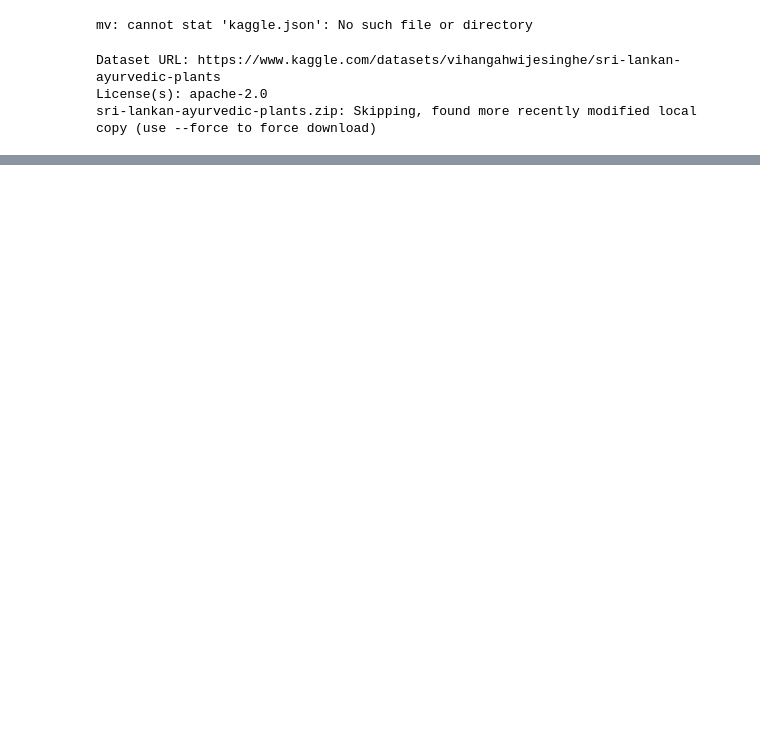
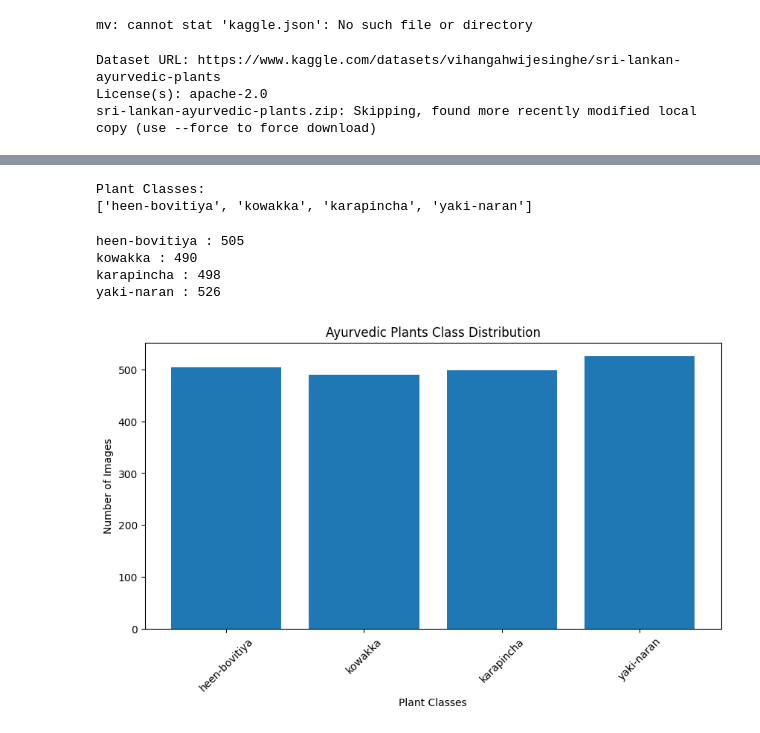
Before and after one commit to ChanikaKavindi/Identifying-Ayurvedic-Leaf-Classifier-, a Jupyter notebook: Implementation_01.ipynb, the cells around one changed output, grey strips where cells are left out. Drawn from its saved outputs; the diff is of its cells as text; code cells hidden in the pictures; blank space fills up the shorter version.

Commit message:
Add dataset, class count and sample images

```diff
--- a/Implementation_01.ipynb
+++ b/Implementation_01.ipynb
@@ -18,0 +59,53 @@ sri-lankan-ayurvedic-plants.zip: Skipping, found more recently modified local co
+# %%
+import os
+
+BASE_DIR = "/content/ayurvedic_dataset/Sri Lankan Ayurvedic Plant/Leaf Images - Not Annotated"
+
+print("Plant Classes:")
+print(os.listdir(BASE_DIR))
+# %% [output]
+Plant Classes:
+['heen-bovitiya', 'kowakka', 'karapincha', 'yaki-naran']
+# %%
+import os
+
+class_counts = {}
+
+for class_name in os.listdir(BASE_DIR):
+
+    class_path = os.path.join(BASE_DIR, class_name)
+
+    if os.path.isdir(class_path):
+
+        num_images = len(os.listdir(class_path))
+
+        class_counts[class_name] = num_images
+
+
+for c,n in class_counts.items():
+    print(c,":",n)
+# %% [output]
+heen-bovitiya : 505
+kowakka : 490
+karapincha : 498
+yaki-naran : 526
+# %%
+import matplotlib.pyplot as plt
+
+classes = list(class_counts.keys())
+counts = list(class_counts.values())
+
+plt.figure(figsize=(10,5))
+
+plt.bar(classes,counts)
+
+plt.xticks(rotation=45)
+
+plt.xlabel("Plant Classes")
+plt.ylabel("Number of Images")
+
+plt.title("Ayurvedic Plants Class Distribution")
+
+plt.show()
+# %% [output]
+[figure, added]
```
Also changed, not shown: parts of 5 cells of this notebook.
